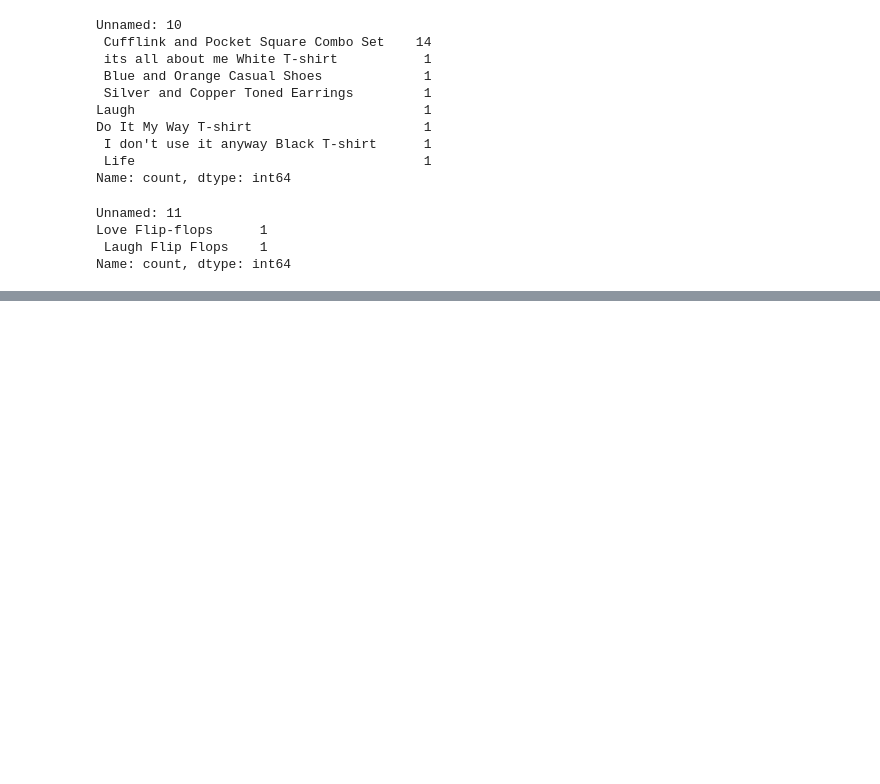
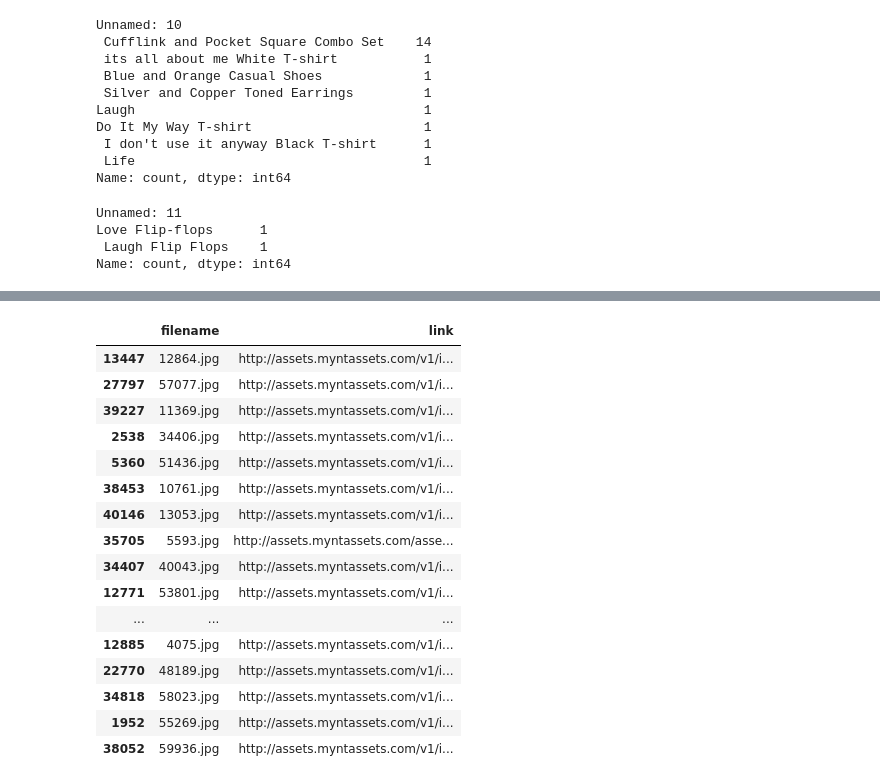
Before and after one commit to randa-ama/DS6050-Final-Project, a Jupyter notebook: load_data.ipynb, the cells around one changed output, grey strips where cells are left out. Cells and saved outputs as stored; diff of their text form; code cells hidden in the pictures; blank space fills up the shorter version.

```diff
--- a/load_data.ipynb
+++ b/load_data.ipynb
@@ -81,0 +81,22 @@ ConnectionError: HTTPConnectionPool(host='assets.myntassets.com', port=80): Max
+# %%
+# creating an images subset
+images_sub = images.sample(20)
+images_sub
+# %% [output]
+|  | filename | link |
+| 13447 | 12864.jpg | http://assets.myntassets.com/v1/i... |
+| 27797 | 57077.jpg | http://assets.myntassets.com/v1/i... |
+| 39227 | 11369.jpg | http://assets.myntassets.com/v1/i... |
+| 2538 | 34406.jpg | http://assets.myntassets.com/v1/i... |
+| 5360 | 51436.jpg | http://assets.myntassets.com/v1/i... |
+| 38453 | 10761.jpg | http://assets.myntassets.com/v1/i... |
+| 40146 | 13053.jpg | http://assets.myntassets.com/v1/i... |
+| 35705 | 5593.jpg | http://assets.myntassets.com/asse... |
+| 34407 | 40043.jpg | http://assets.myntassets.com/v1/i... |
+| 12771 | 53801.jpg | http://assets.myntassets.com/v1/i... |
+| ... | ... | ... |
+| 12885 | 4075.jpg | http://assets.myntassets.com/v1/i... |
+| 22770 | 48189.jpg | http://assets.myntassets.com/v1/i... |
+| 34818 | 58023.jpg | http://assets.myntassets.com/v1/i... |
+| 1952 | 55269.jpg | http://assets.myntassets.com/v1/i... |
+| 38052 | 59936.jpg | http://assets.myntassets.com/v1/i... |
```
Also changed, not shown: parts of 6 cells of this notebook.
